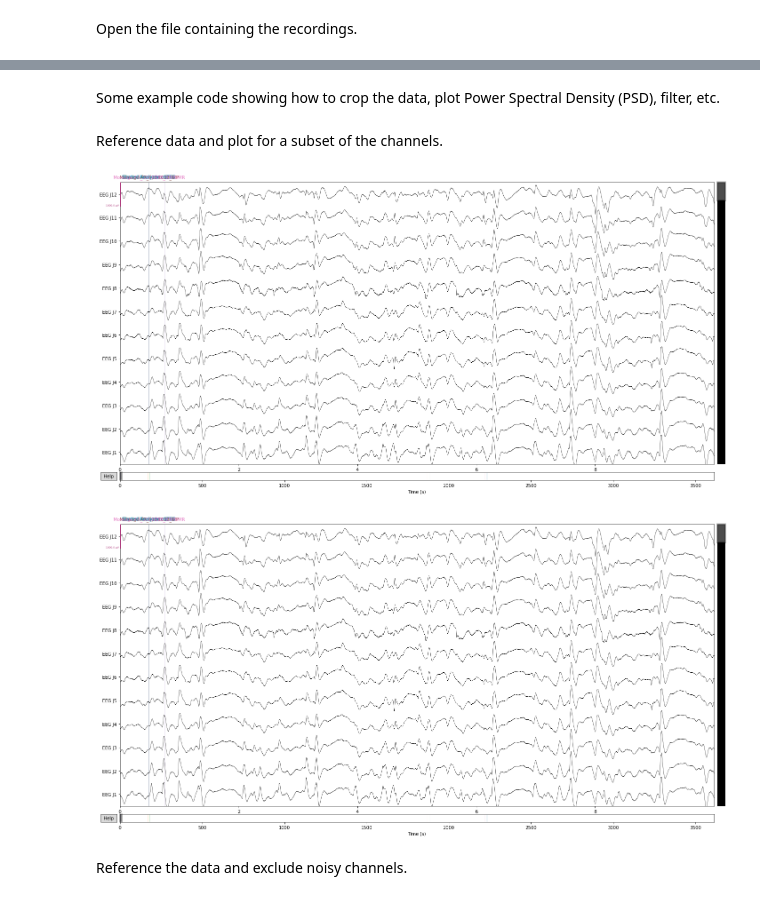
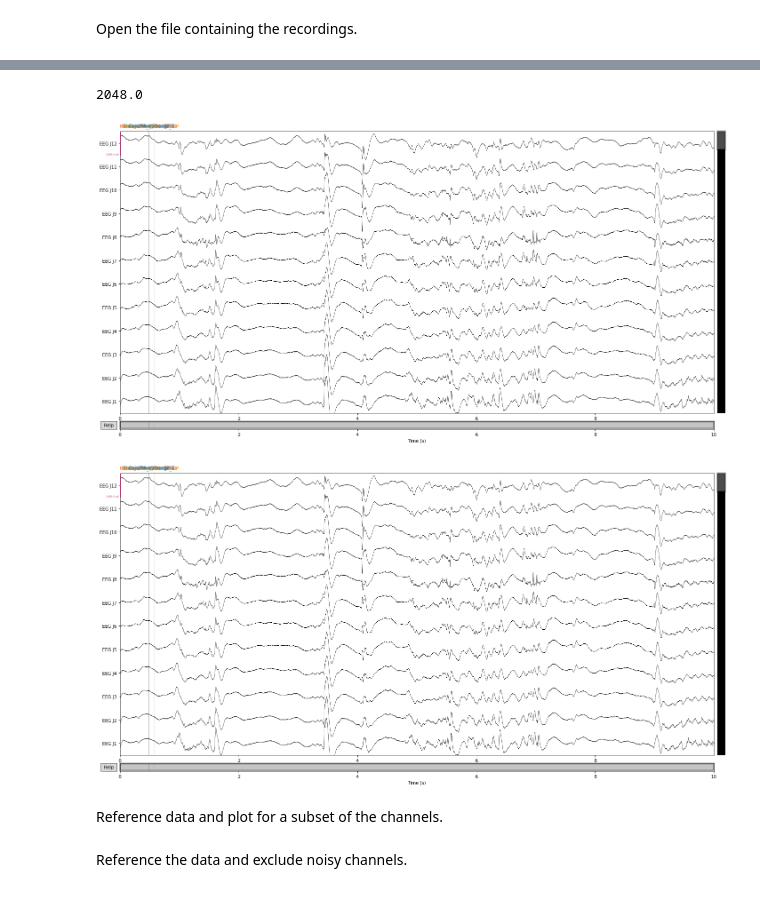
Before and after one commit to norrisjamie23/forecasting-epileptic-discharges, a Jupyter notebook: IED_detection.ipynb, the cells around one changed output, grey strips where cells are left out. Saved outputs shown, nothing was run; the diff lists cells and outputs as text; code cells hidden in the pictures.

```diff
--- a/IED_detection.ipynb
+++ b/IED_detection.ipynb
@@ -40,5 +41,3 @@ print(raw.info)
  projs: []
  sfreq: 2048.0 Hz
 >
-# %% [markdown]
-Some example code showing how to crop the data, plot Power Spectral Density (PSD), filter, etc.
@@ -67,0 +44,4 @@ Some example code showing how to crop the data, plot Power Spectral Density (PSD
+# %%
+raw.info['sfreq']
+# %% [output]
+2048.0
@@ -67,0 +52,7 @@ Some example code showing how to crop the data, plot Power Spectral Density (PSD
+# %%
+first_10_seconds = raw.copy().crop(0, 10)
+first_10_seconds.set_eeg_reference(ref_channels=['EEG L6'])
+first_10_seconds.plot(duration=10, n_channels=12, scalings=dict(eeg=5e-4))
+# %% [output]
+[figure, added]
+[figure, added]
@@ -68,16 +93,4 @@ Some example code showing how to crop the data, plot Power Spectral Density (PSD
 # %% [markdown]
 Reference data and plot for a subset of the channels.
-# %%
-# Optionally crop the data (for debugging purposes)
-# raw.crop(0, 60).load_data()
-
-# Set a reference channel in white matter
-raw.set_eeg_reference(ref_channels=['EEG L6'])
-
-# Plot 10 seconds of data for 12 channels
-raw.plot(duration=10, n_channels=12, scalings=dict(eeg=5e-4))
-# %% [output]
-[figure, removed]
-[figure, removed]
 # %% [markdown]
 Reference the data and exclude noisy channels.
```
Also changed, not shown: parts of 16 cells of this notebook, 1 other file.
